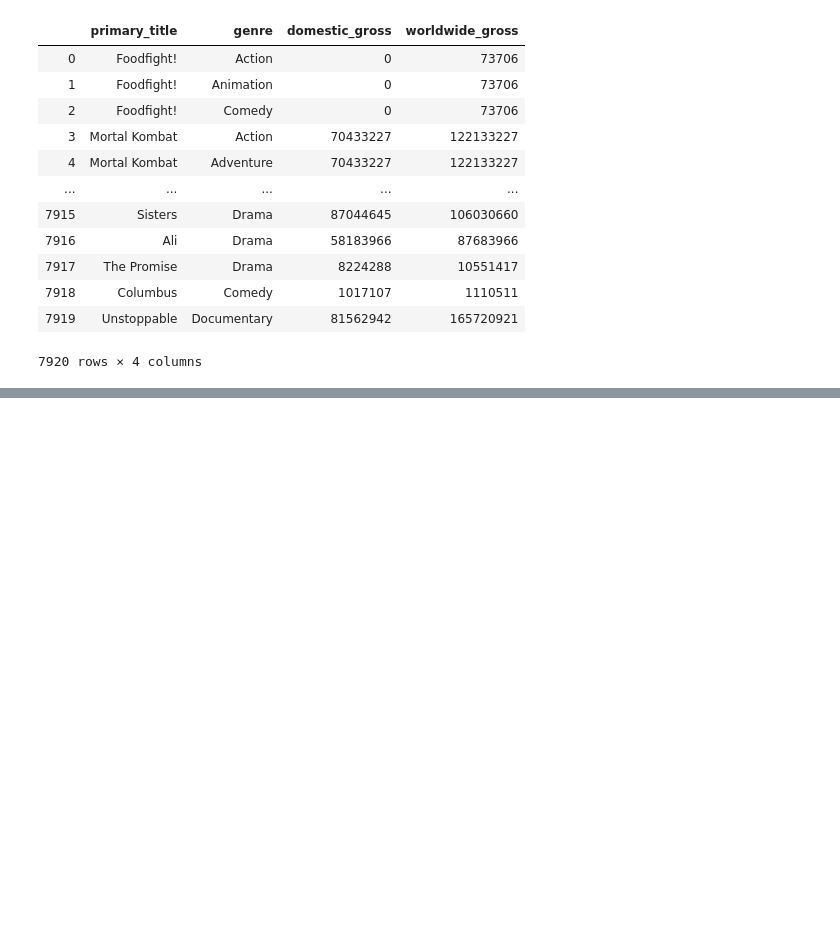
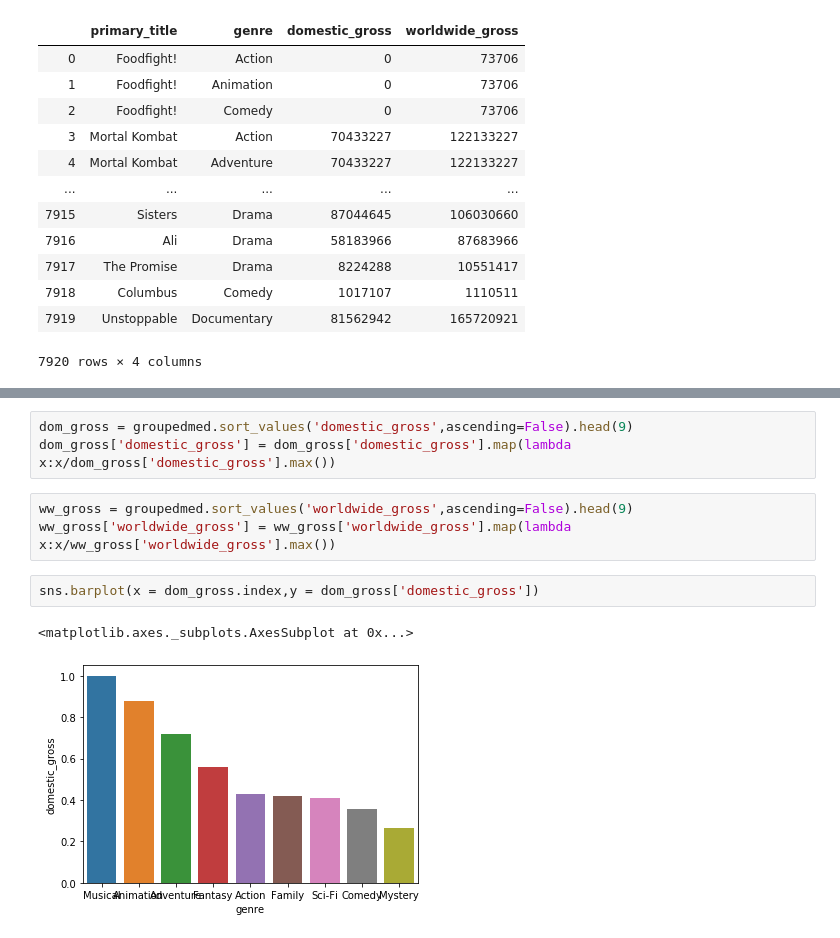
Before and after one commit to anbillinger/dsc-mod-1-project-v2-1-onl01-dtsc-ft-041320, a Jupyter notebook: Genre Info.ipynb, the cells around one changed output, grey strips where cells are left out. Saved outputs shown, nothing was run; the diff lists cells and outputs as text; blank space fills up the shorter version.

```diff
--- a/Genre Info.ipynb
+++ b/Genre Info.ipynb
@@ -140,0 +170,11 @@ groupedmed = genres_df.groupby('genre').median().reset_index(inplace=True)
+# %%
+dom_gross = groupedmed.sort_values('domestic_gross',ascending=False).head(9)
+dom_gross['domestic_gross'] = dom_gross['domestic_gross'].map(lambda x:x/dom_gross['domestic_gross'].max())
+# %%
+ww_gross = groupedmed.sort_values('worldwide_gross',ascending=False).head(9)
+ww_gross['worldwide_gross'] = ww_gross['worldwide_gross'].map(lambda x:x/ww_gross['worldwide_gross'].max())
+# %%
+sns.barplot(x = dom_gross.index,y = dom_gross['domestic_gross'])
+# %% [output]
+<matplotlib.axes._subplots.AxesSubplot at 0x...>
+[figure, added]
```
Also changed, not shown: parts of 10 cells of this notebook.
